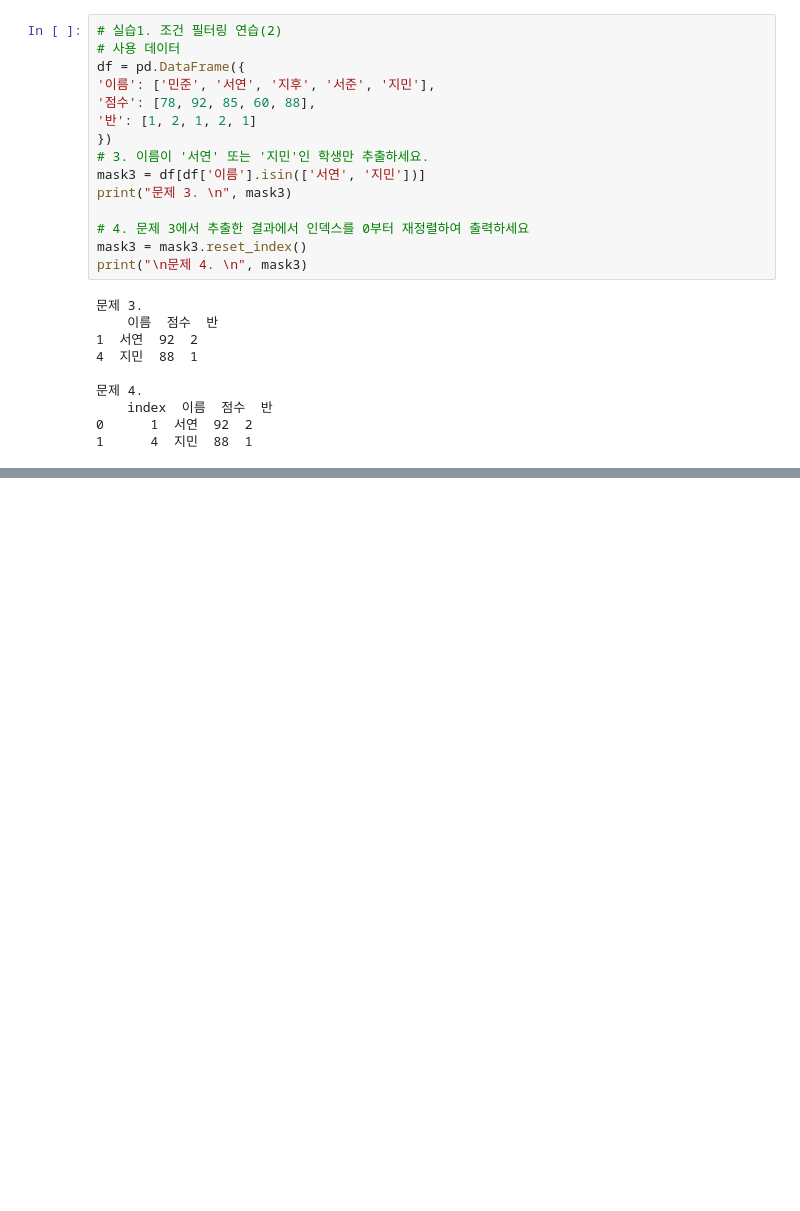
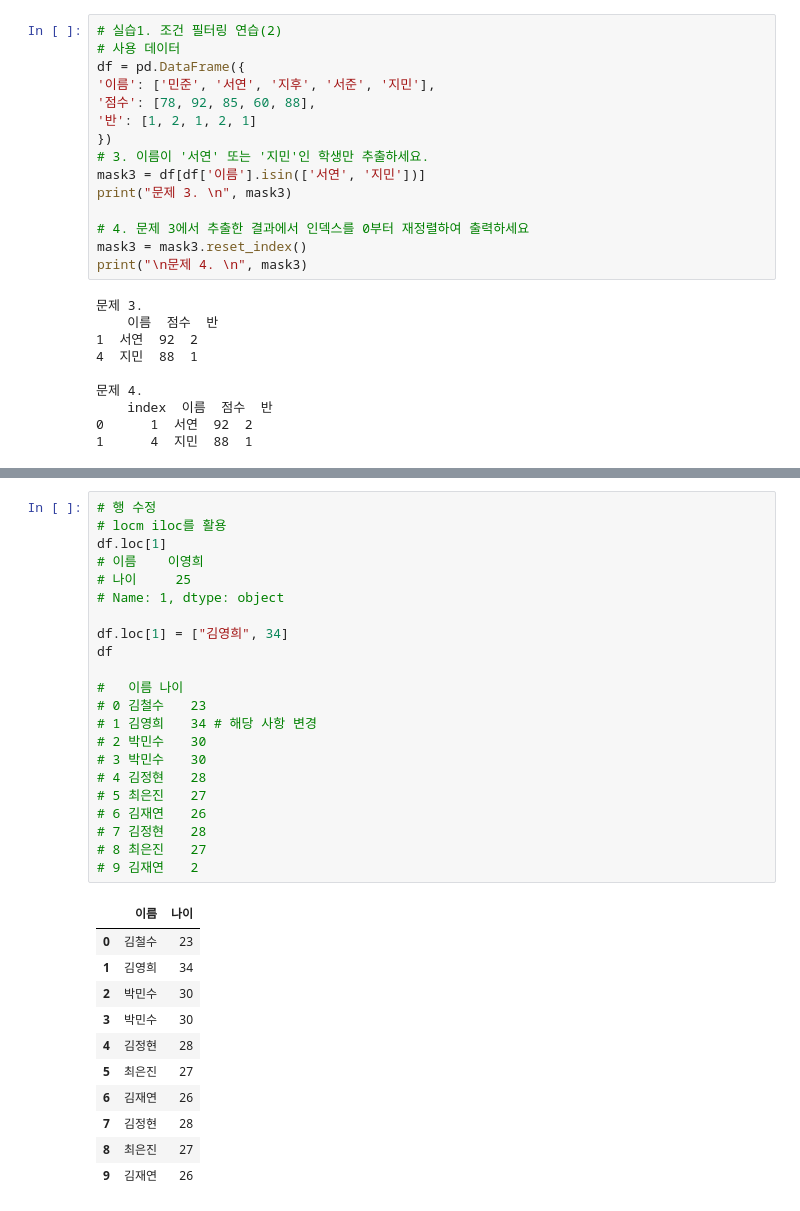
Before and after one commit to kimwjdhyun/KDT_RE_5th_Python, a Jupyter notebook: DataAnalysis/05_pandas.ipynb, the cells around one changed output, grey strips where cells are left out. Cells and saved outputs as stored; diff of their text form; blank space fills up the shorter version.

```diff
--- a/DataAnalysis/05_pandas.ipynb
+++ b/DataAnalysis/05_pandas.ipynb
@@ -205,0 +411,34 @@ print("\n문제 6. \n", mask5.reset_index())
+# %%
+# 행 수정
+# locm iloc를 활용
+df.loc[1]
+# 이름    이영희
+# 나이     25
+# Name: 1, dtype: object
+
+df.loc[1] = ["김영희", 34]
+df
+
+# 	이름	나이
+# 0	김철수	23
+# 1	김영희	34 # 해당 사항 변경
+# 2	박민수	30
+# 3	박민수	30
+# 4	김정현	28
+# 5	최은진	27
+# 6	김재연	26
+# 7	김정현	28
+# 8	최은진	27
+# 9	김재연	2
+# %% [output]
+|  | 이름 | 나이 |
+| 0 | 김철수 | 23 |
+| 1 | 김영희 | 34 |
+| 2 | 박민수 | 30 |
+| 3 | 박민수 | 30 |
+| 4 | 김정현 | 28 |
+| 5 | 최은진 | 27 |
+| 6 | 김재연 | 26 |
+| 7 | 김정현 | 28 |
+| 8 | 최은진 | 27 |
+| 9 | 김재연 | 26 |
```
Also changed, not shown: parts of 26 cells of this notebook.
